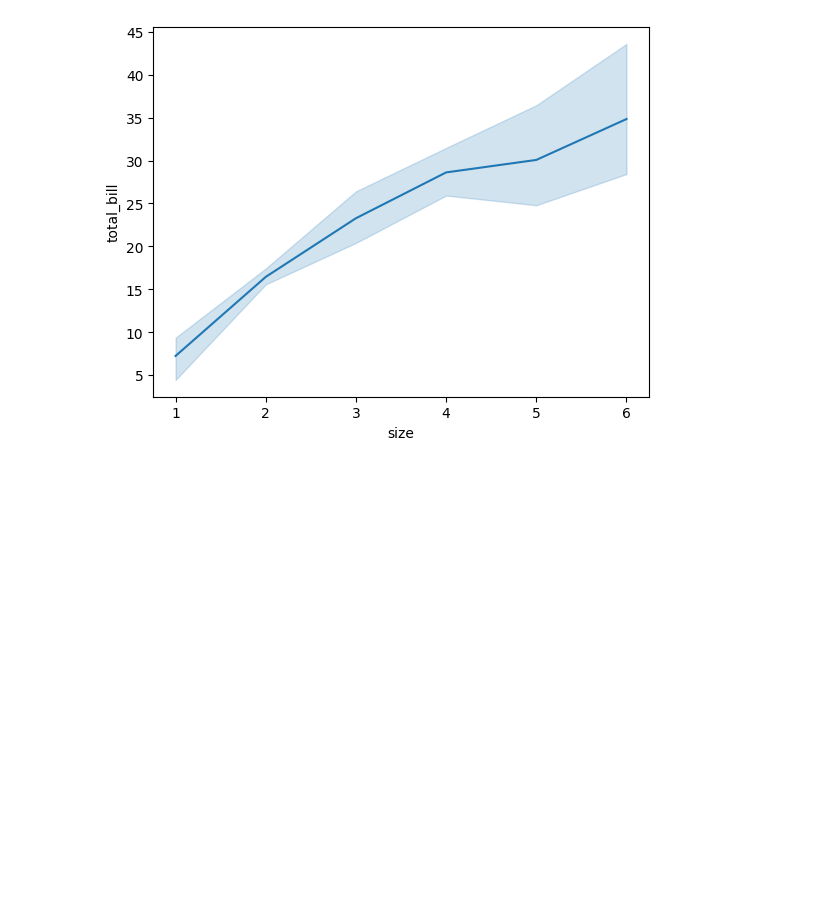
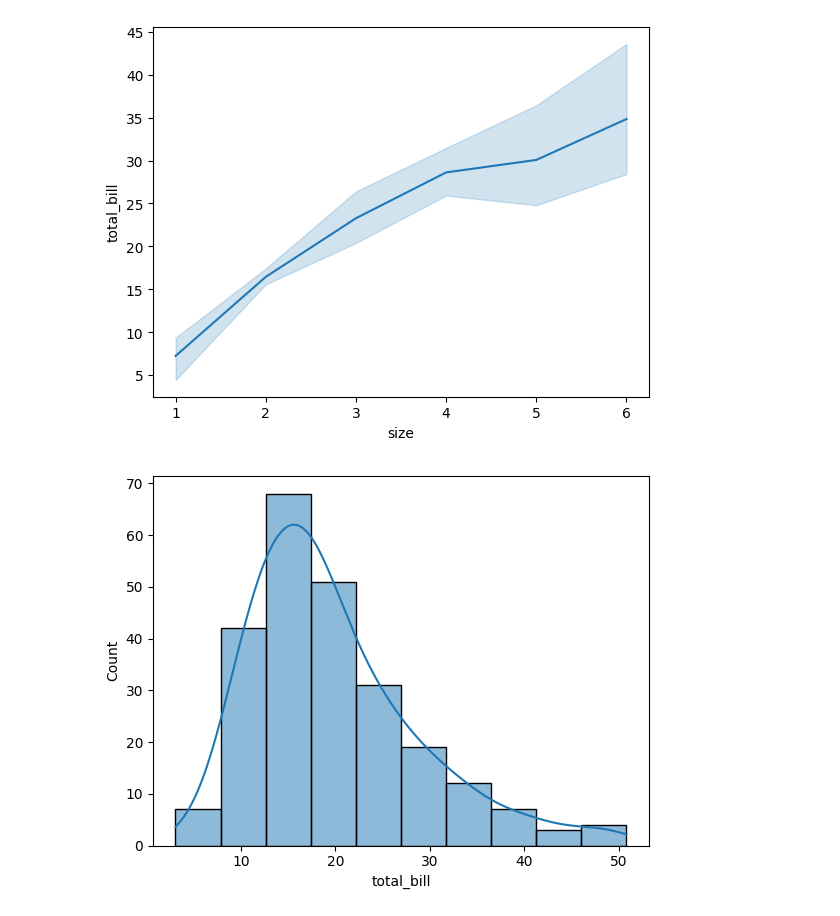
Before and after one commit to RaviSoni804426/AI-Code, a Jupyter notebook: My Code/basicpython.ipynb, the cells around one changed output. Saved outputs shown, nothing was run; the diff lists cells and outputs as text; code cells hidden in the pictures; blank space fills up the shorter version.

```diff
--- a/My Code/basicpython.ipynb
+++ b/My Code/basicpython.ipynb
@@ -388,0 +387,5 @@ sns.histplot(tips['total_'])
+# %%
+sns.histplot(tips['total_bill'],bins=10,kde=True)
+plt.show()
+# %% [output]
+[figure, added]
```
Also changed, not shown: parts of 5 cells of this notebook, 28 other files.
